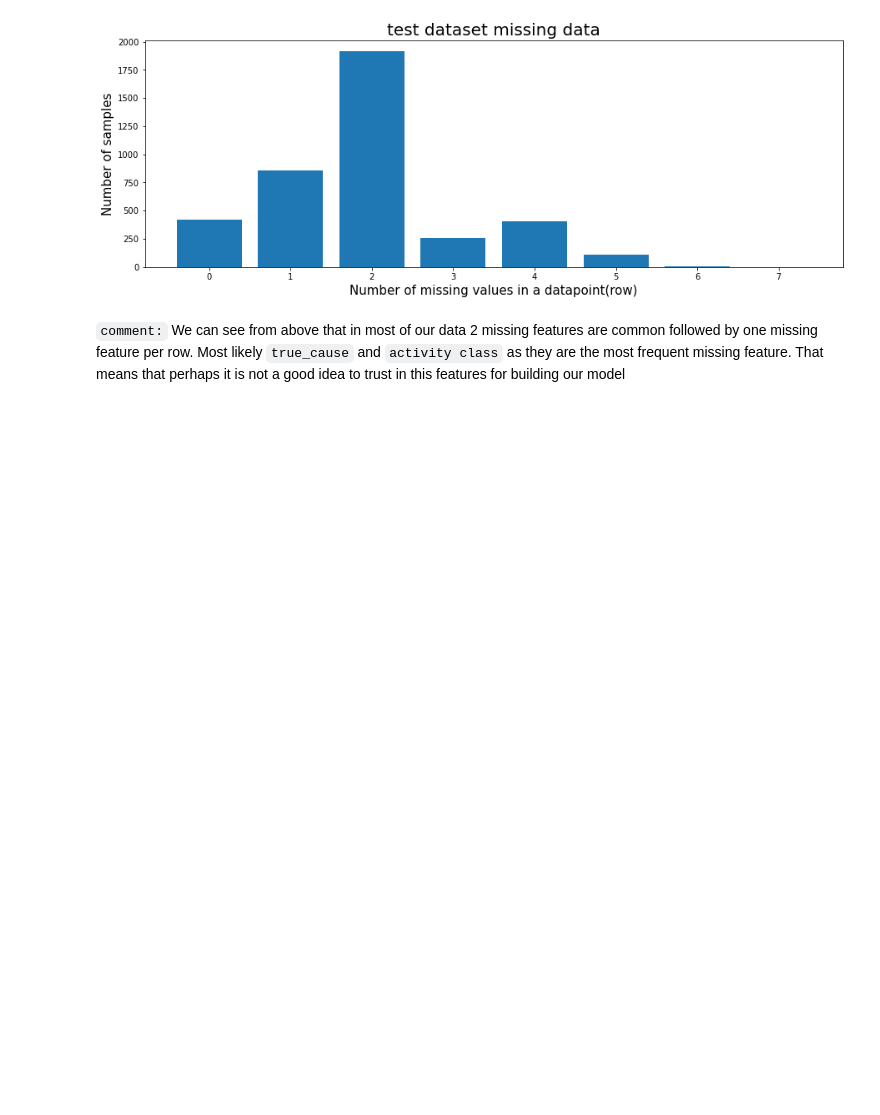
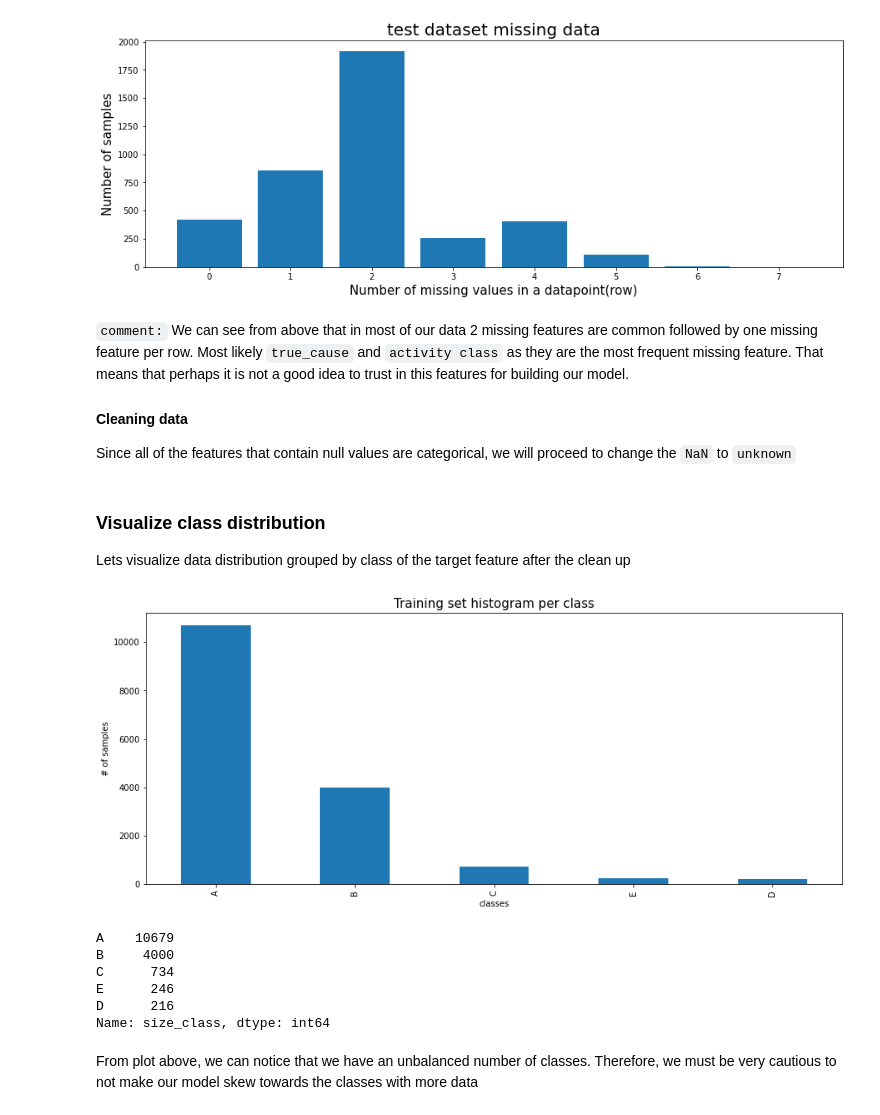
Before and after one commit to CheloGE/CARINO-wildfire_size_prediction, a Jupyter notebook: Wildfire_size_prediction.ipynb, the cells around one changed output. Saved outputs shown, nothing was run; the diff lists cells and outputs as text; code cells hidden in the pictures; blank space fills up the shorter version.

```diff
--- a/Wildfire_size_prediction.ipynb
+++ b/Wildfire_size_prediction.ipynb
@@ -118,4 +162,33 @@ plt.show()
 # %% [output]
 [figure]
 # %% [markdown]
-`comment:` We can see from above that in most of our data 2 missing features are common followed by one missing feature per row. Most likely `true_cause` and `activity class` as they are the most frequent missing feature. That means that perhaps it is not a good idea to trust in this features for building our model
+`comment:` We can see from above that in most of our data 2 missing features are common followed by one missing feature per row. Most likely `true_cause` and `activity class` as they are the most frequent missing feature. That means that perhaps it is not a good idea to trust in this features for building our model.
+
+#### Cleaning data
+Since all of the features that contain null values are categorical, we will proceed to change the `NaN` to `unknown`
+# %%
+train = train.fillna('Unknown')
+test = test.fillna('Unknown')
+# %% [markdown]
+
+### Visualize class distribution
+Lets visualize data distribution grouped by class of the target feature after the clean up
+# %%
+plt.figure(figsize=(15,6))
+train['size_class'].value_counts().plot(kind='bar');
+plt.title('Training set histogram per class', fontsize=15);
+plt.xlabel('classes')
+plt.ylabel('# of samples');
+# %% [output]
+[figure, added]
+# %%
+train['size_class'].value_counts()
+# %% [output]
+A    10679
+B     4000
+C      734
+E      246
+D      216
+Name: size_class, dtype: int64
+# %% [markdown]
+From plot above, we can notice that we have an unbalanced number of classes. Therefore, we must be very cautious to not make our model skew towards the classes with more data
```
Also changed, not shown: parts of 12 cells of this notebook, 1 other file.
